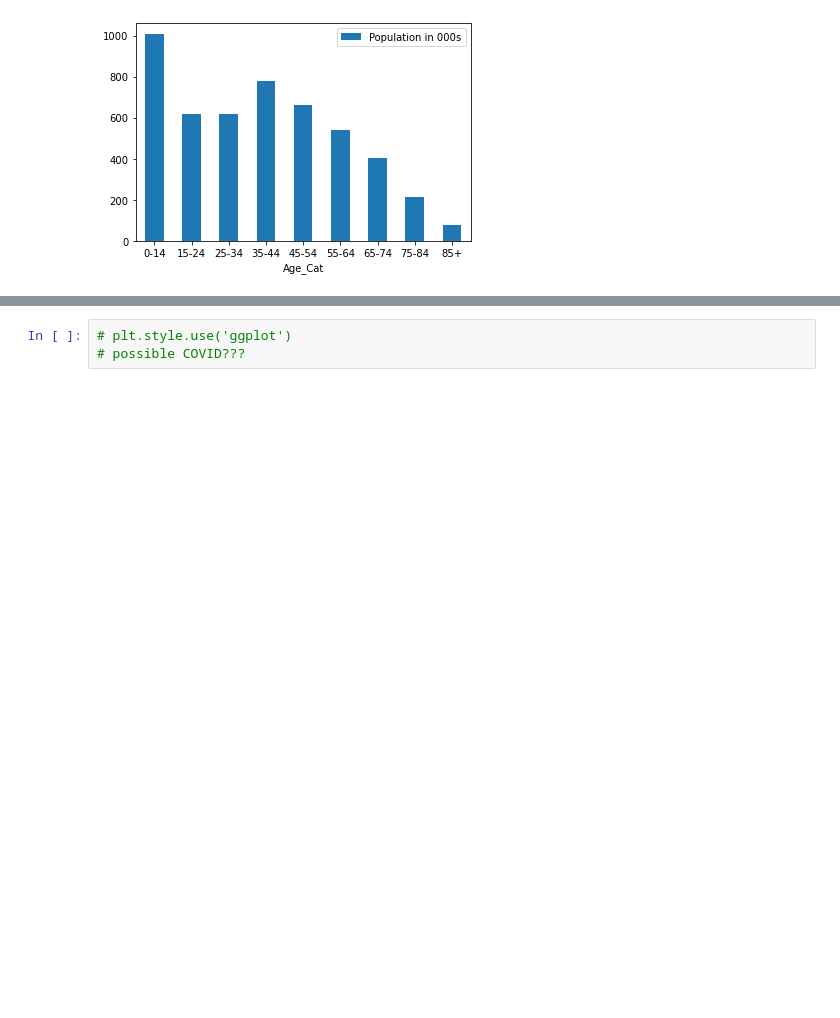
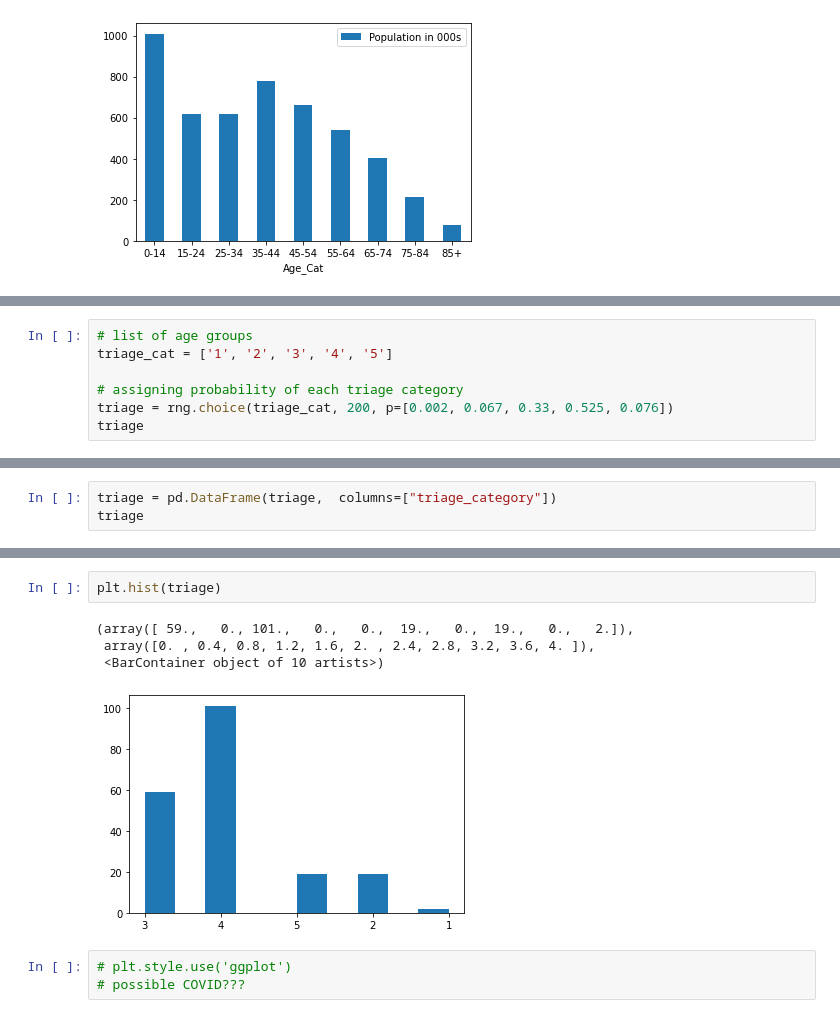
Before and after one commit to fionnmccarthy/Prog_DA_Project, a Jupyter notebook: real_world_phenomenon .ipynb, the cells around one changed output, grey strips where cells are left out. Drawn from its saved outputs; the diff is of its cells as text; blank space fills up the shorter version.

Commit message:
added code to create age variable and triage category variable

```diff
--- a/real_world_phenomenon .ipynb
+++ b/real_world_phenomenon .ipynb
@@ -66,3 +146,10 @@ Triage category is the Manchester Triage Score system which is utilized across a
 image source: https://www.hse.ie/eng/services/publications/clinical-strategy-and-programmes/infographic-emergency-medicine.pdf
 
 In order to simulate such a categorical varibale, I investigated what proportions of patients attended via each triage categories at other emergency departments around the world. A study on 'Agreement between triage category and patient’s perception of priority in emergency departments' was carried out on across eight emergency department's in Queensland in Australia shows the assigned triage categories for 406 pateints that were sampled. 0.2% were assigned triage category 1, 6.7% triage category 2, 33% triage category 3, 52.5% triage category 4 and 7.6% triage category 5 https://www.ncbi.nlm.nih.gov/pmc/articles/PMC5070359/.
+# %%
+# list of age groups
+triage_cat = ['1', '2', '3', '4', '5']
+
+# assigning probability of each triage category
+triage = rng.choice(triage_cat, 200, p=[0.002, 0.067, 0.33, 0.525, 0.076])
+triage
@@ -68,0 +173,3 @@ In order to simulate such a categorical varibale, I investigated what proportion
+# %%
+triage = pd.DataFrame(triage,  columns=["triage_category"])
+triage
@@ -69,3 +190,10 @@ In order to simulate such a categorical varibale, I investigated what proportion
+# %%
+plt.hist(triage)
+# %% [output]
+(array([ 59.,   0., 101.,   0.,   0.,  19.,   0.,  19.,   0.,   2.]),
+ array([0. , 0.4, 0.8, 1.2, 1.6, 2. , 2.4, 2.8, 3.2, 3.6, 4. ]),
+ <BarContainer object of 10 artists>)
+[figure, added]
 # %%
 # plt.style.use('ggplot')
 # possible COVID???
```
Also changed, not shown: parts of 10 cells of this notebook.
